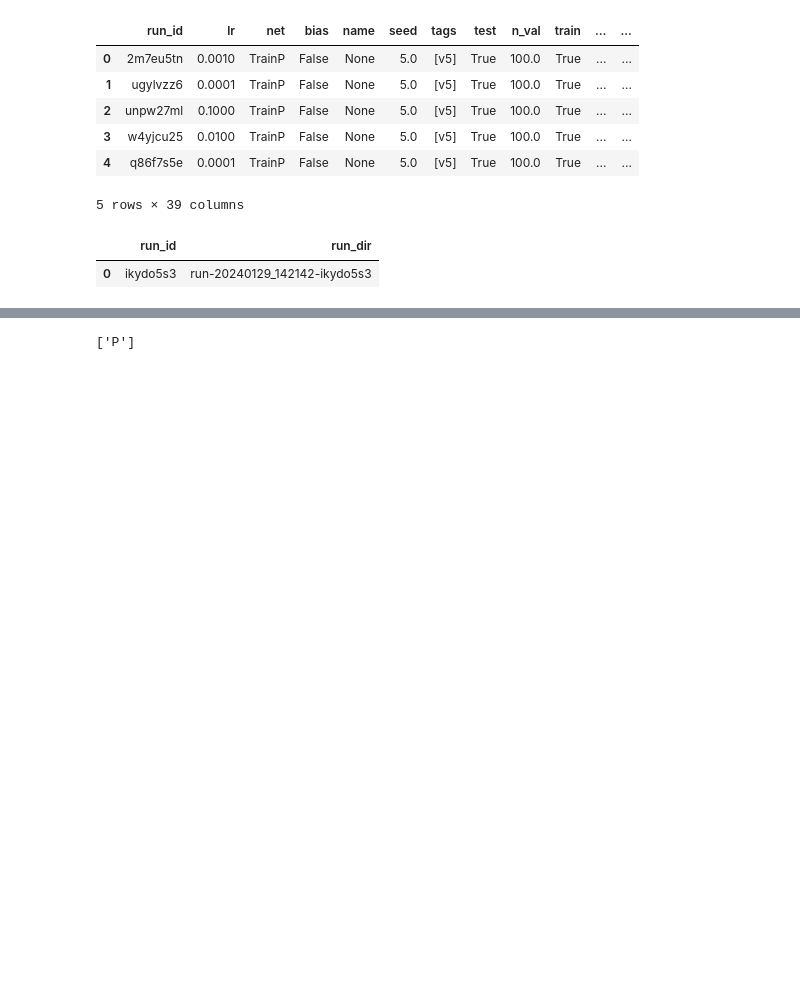
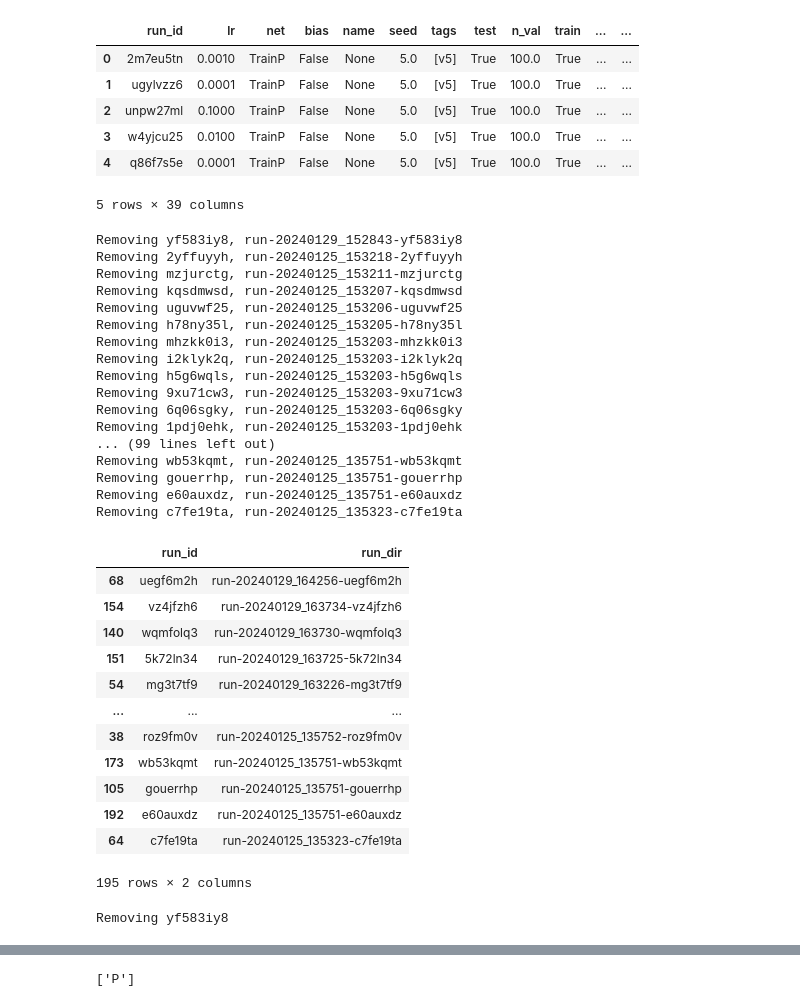
Before and after one commit to elidub/SymPDE, a Jupyter notebook: notebooks_symlie/manage_wandb.ipynb, the cells around one changed output, grey strips where cells are left out. Drawn from its saved outputs; the diff is of its cells as text; code cells hidden in the pictures; blank space fills up the shorter version.

```diff
--- a/notebooks_symlie/manage_wandb.ipynb
+++ b/notebooks_symlie/manage_wandb.ipynb
@@ -39,38 +36,69 @@ Index(['run_id', 'lr', 'net', 'bias', 'name', 'seed', 'tags', 'test', 'n_val',
 api = wandb.Api()
 filters = {'state': 'finished'}
 runs = api.runs('eliasdubbeldam/symlie', filters=filters)
-run_id_api = {run.id for run in runs}
+run_id_api = {run.id : {'tags':run.tags, 'name':run.name} for run in runs}
 # %%
 log_dir = '../logs'
 store_dir = os.path.join(log_dir, 'store')
 wandb_dir = os.path.join(log_dir, 'wandb')
 
 run_dirs =  np.array([[run_dir.split('-')[-1], run_dir] for run_dir in os.listdir(wandb_dir) if run_dir.startswith('run')])
 if not len(run_dirs) == 0:
     assert len(run_dirs[:, 0]) == len(set(run_dirs[:, 0]))
     run_dirs = {run_id: run_dir for run_id, run_dir in run_dirs}
     run_dirs_df = pd.DataFrame(run_dirs.items(), columns = ['run_id', 'run_dir']).sort_values(by = 'run_dir', ascending = False)
 else:
     run_dirs_df = pd.DataFrame(columns = ['run_id', 'run_dir'])
 
 
 for i, values in run_dirs_df.iterrows():
     run_id = values['run_id']
+    run_dir = values['run_dir']
     if run_id not in run_id_api:
-        print(f'Removing {run_id}')
+        print(f'Removing {run_id}, {run_dir}')
         # shutil.rmtree(os.path.join(wandb_dir, values['run_dir']), )
 
 run_dirs_df
 # %% [output]
+Removing yf583iy8, run-20240129_152843-yf583iy8
+Removing 2yffuyyh, run-20240125_153218-2yffuyyh
+Removing mzjurctg, run-20240125_153211-mzjurctg
+Removing kqsdmwsd, run-20240125_153207-kqsdmwsd
+Removing uguvwf25, run-20240125_153206-uguvwf25
+Removing h78ny35l, run-20240125_153205-h78ny35l
+Removing mhzkk0i3, run-20240125_153203-mhzkk0i3
+Removing i2klyk2q, run-20240125_153203-i2klyk2q
+Removing h5g6wqls, run-20240125_153203-h5g6wqls
+Removing 9xu71cw3, run-20240125_153203-9xu71cw3
+Removing 6q06sgky, run-20240125_153203-6q06sgky
+Removing 1pdj0ehk, run-20240125_153203-1pdj0ehk
+... (99 lines left out)
+Removing wb53kqmt, run-20240125_135751-wb53kqmt
+Removing gouerrhp, run-20240125_135751-gouerrhp
+Removing e60auxdz, run-20240125_135751-e60auxdz
+Removing c7fe19ta, run-20240125_135323-c7fe19ta
 |  | run_id | run_dir |
-| 0 | ikydo5s3 | run-20240129_142142-ikydo5s3 |
+| 68 | uegf6m2h | run-20240129_164256-uegf6m2h |
+| 154 | vz4jfzh6 | run-20240129_163734-vz4jfzh6 |
+| 140 | wqmfolq3 | run-20240129_163730-wqmfolq3 |
+| 151 | 5k72ln34 | run-20240129_163725-5k72ln34 |
+| 54 | mg3t7tf9 | run-20240129_163226-mg3t7tf9 |
+| ... | ... | ... |
+| 38 | roz9fm0v | run-20240125_135752-roz9fm0v |
+| 173 | wb53kqmt | run-20240125_135751-wb53kqmt |
+| 105 | gouerrhp | run-20240125_135751-gouerrhp |
+| 192 | e60auxdz | run-20240125_135751-e60auxdz |
+| 64 | c7fe19ta | run-20240125_135323-c7fe19ta |
+195 rows × 2 columns
 # %%
 Ps = os.listdir(os.path.join(store_dir, 'P'))
 for P in Ps:
     P_id = P.split('.')[0]
     if P_id not in run_id_api:
         print(f'Removing {P_id}')
-        os.remove(os.path.join(store_dir, 'P', P))
+        # os.remove(os.path.join(store_dir, 'P', P))
+# %% [output]
+Removing yf583iy8
 # %%
 exclude_ids = []
 # %%
```
Also changed, not shown: parts of 3 cells of this notebook, 42 other files.
